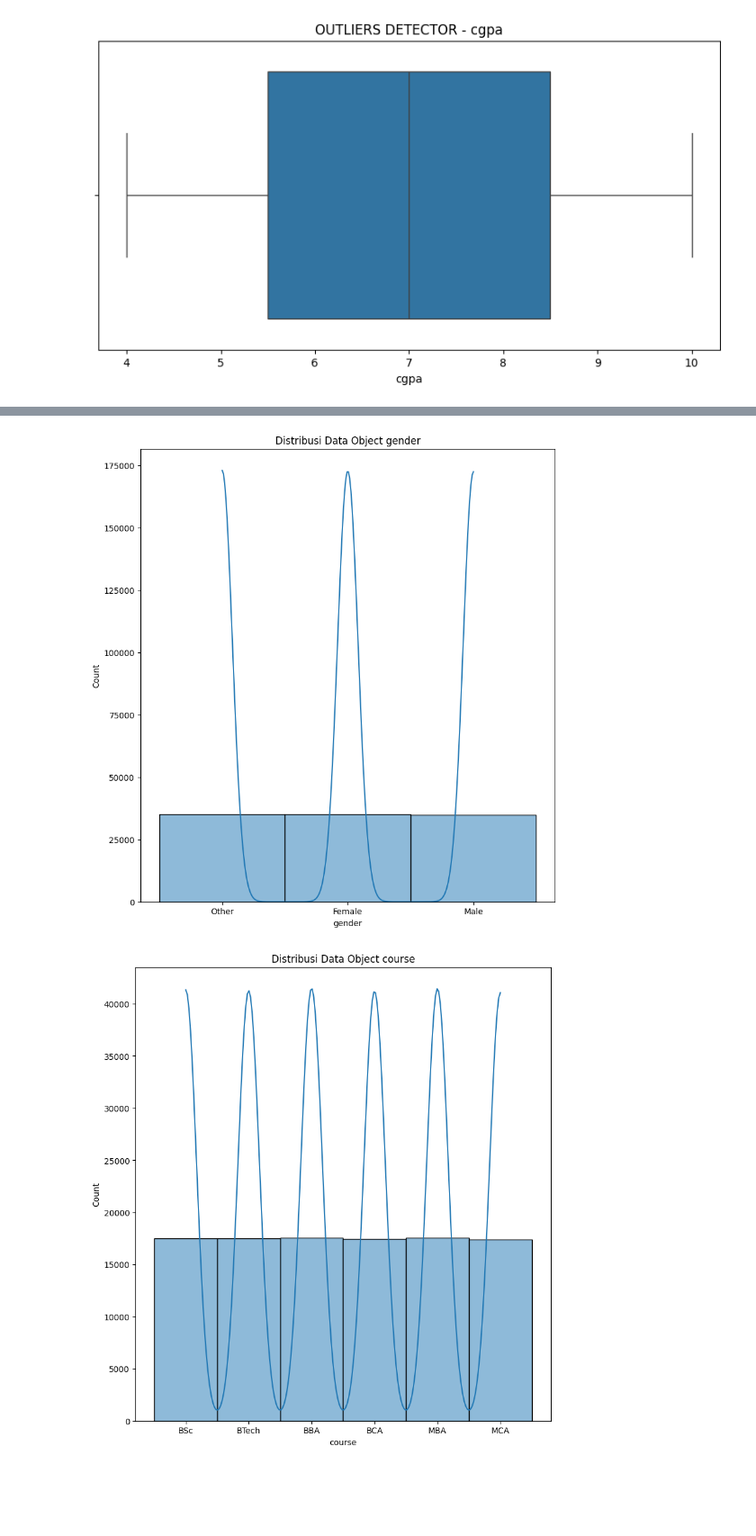
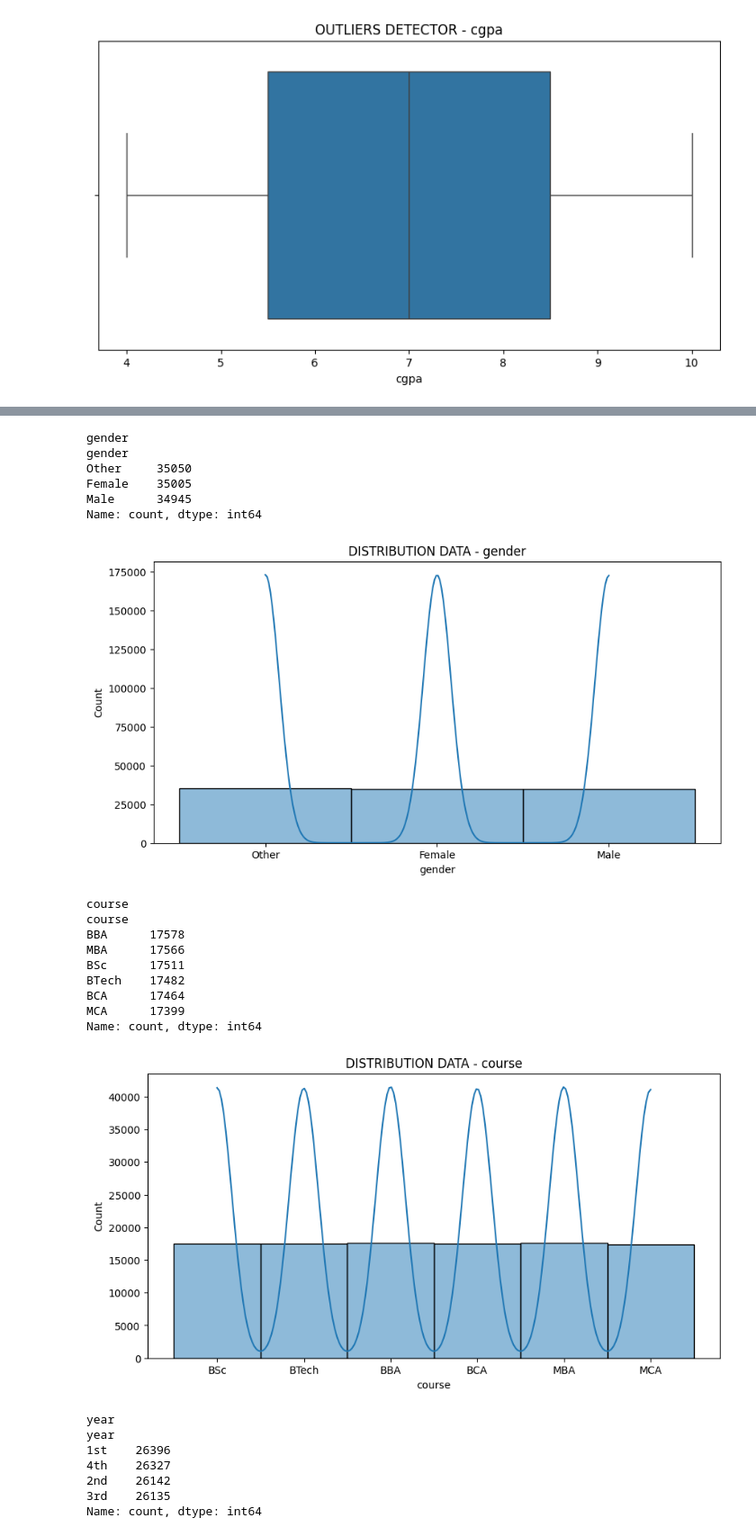
Before and after one commit to wen24-collab/MODEL-MACHINE-LEARNING-CLASSIFIICATION-TINGGKLAT-BRANOUT-SISWA-DAN-ORANG-DEWASA, a Jupyter notebook: prediksi_kelulusan.ipynb, the cells around one changed output, grey strips where cells are left out. Shown at 90% size. Drawn from its saved outputs; the diff is of its cells as text; code cells hidden in the pictures; blank space fills up the shorter version.

Commit message:
menganlisis data distribusi kategorial

```diff
--- a/prediksi_kelulusan.ipynb
+++ b/prediksi_kelulusan.ipynb
@@ -218,3 +236,5 @@ for column in x_latih.select_dtypes(include=['float64', 'int64']).columns: #disi
 [figure]
 [figure]
 [figure]
+# %%
+data_object = x_latih.select_dtypes(include='object') #melihat data yang bertipe object pada data set kita
@@ -221,11 +257,34 @@ for column in x_latih.select_dtypes(include=['float64', 'int64']).columns: #disi
 # %%
 #melihat diribusi data kita dengan menggunakan histogram
-for i in x_latih.select_dtypes(include=["object"]).columns:
-    plt.figure(figsize=(20,10))
-    plt.subplot(1,2,1)
-    sns.histplot(x_latih[i], kde=True)
-    plt.title(f'Distribusi Data Object {i}')
+for i in data_object.columns:
+    print(i)
+    print(data_object[i].value_counts())#melihat distribusi data
+    plt.figure(figsize=(10, 5))
+    sns.histplot(data_object[i], kde=True) #melihat distribusi data kita dengan
+    plt.title(f'DISTRIBUTION DATA - {i}')
     plt.show()
 # %% [output]
+gender
+gender
+Other     35050
+Female    35005
+Male      34945
+Name: count, dtype: int64
-[figure, old version]
+[figure, new version]
+course
+course
+BBA      17578
+MBA      17566
+BSc      17511
+BTech    17482
+BCA      17464
+MCA      17399
+Name: count, dtype: int64
-[figure, old version]
+[figure, new version]
+year
+year
+1st    26396
+4th    26327
+2nd    26142
+3rd    26135
+Name: count, dtype: int64
```
Also changed, not shown: parts of 8 cells of this notebook.
